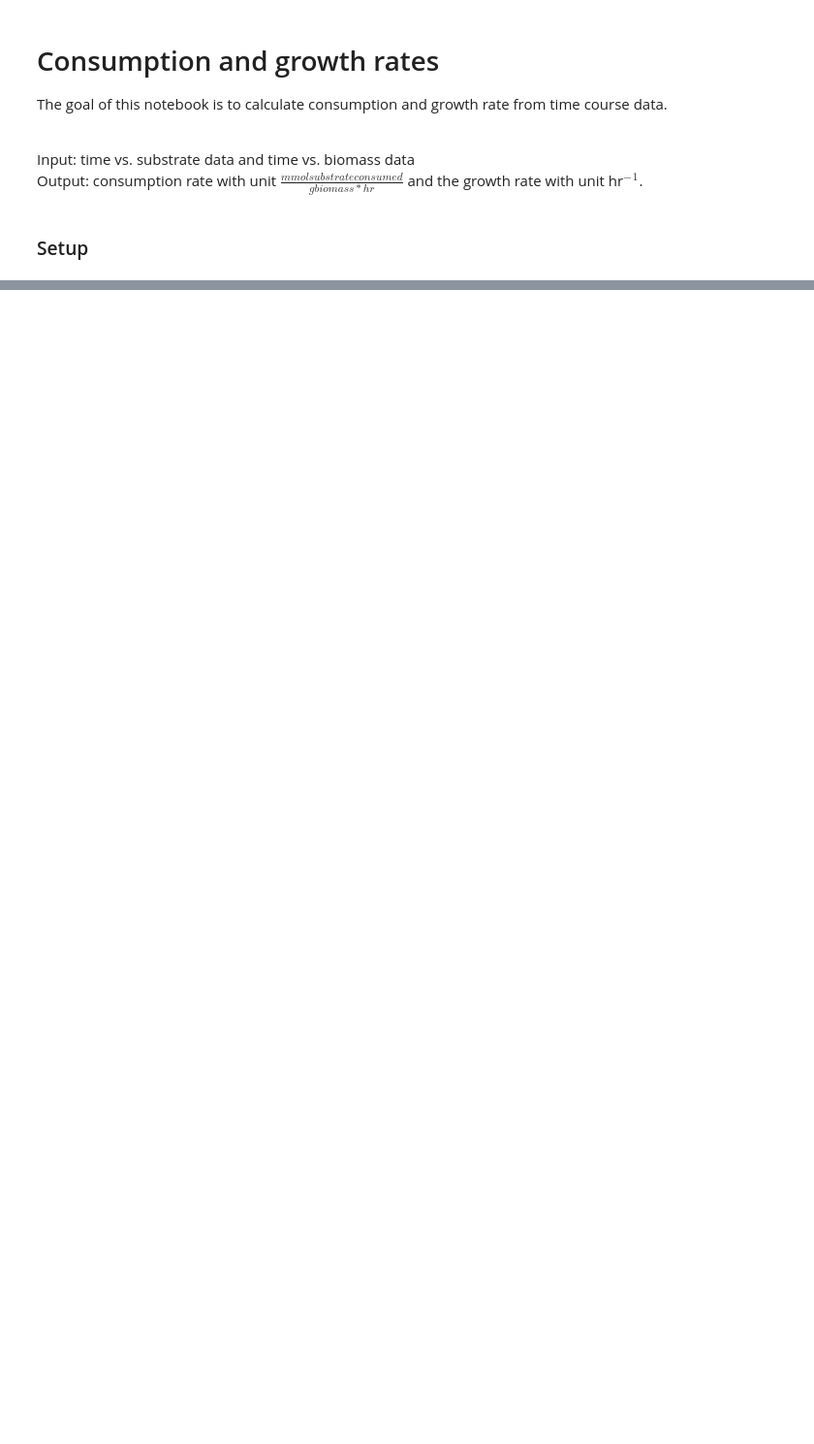
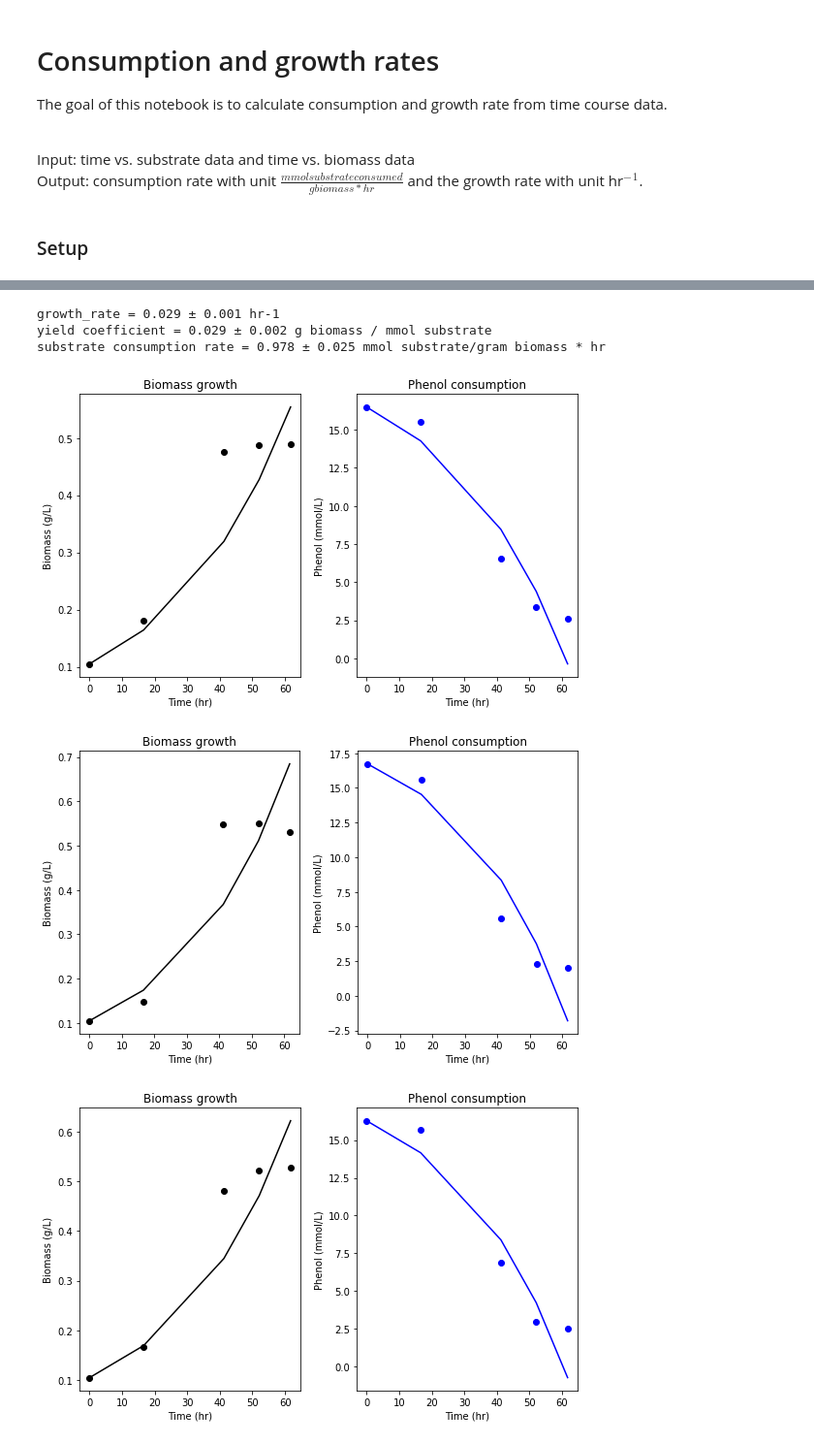
Before and after one commit to LBLQMM/RhodococcusGSM, a Jupyter notebook: Biodesign_gr/notebooks/consumption_and_growth_rates.ipynb, the cells around one changed output, grey strips where cells are left out. Shown at 97% size. Drawn from its saved outputs; the diff is of its cells as text; code cells hidden in the pictures; blank space fills up the shorter version.

```diff
--- a/Biodesign_gr/notebooks/consumption_and_growth_rates.ipynb
+++ b/Biodesign_gr/notebooks/consumption_and_growth_rates.ipynb
@@ -21,0 +132,9 @@ ImportError: Missing optional dependency 'xlrd'. Install xlrd >= 1.0.0 for Excel
+# %%
+stats_for_condtion(od_df, sub_df, 'EVOL33-R1', 'EVOL33-R2', 'EVOL33-R3', 94.11)
+# %% [output]
+growth_rate = 0.029 ± 0.001 hr-1
+yield coefficient = 0.029 ± 0.002 g biomass / mmol substrate
+substrate consumption rate = 0.978 ± 0.025 mmol substrate/gram biomass * hr
+[figure, added]
+[figure, added]
+[figure, added]
```
Also changed, not shown: parts of 33 cells of this notebook.
